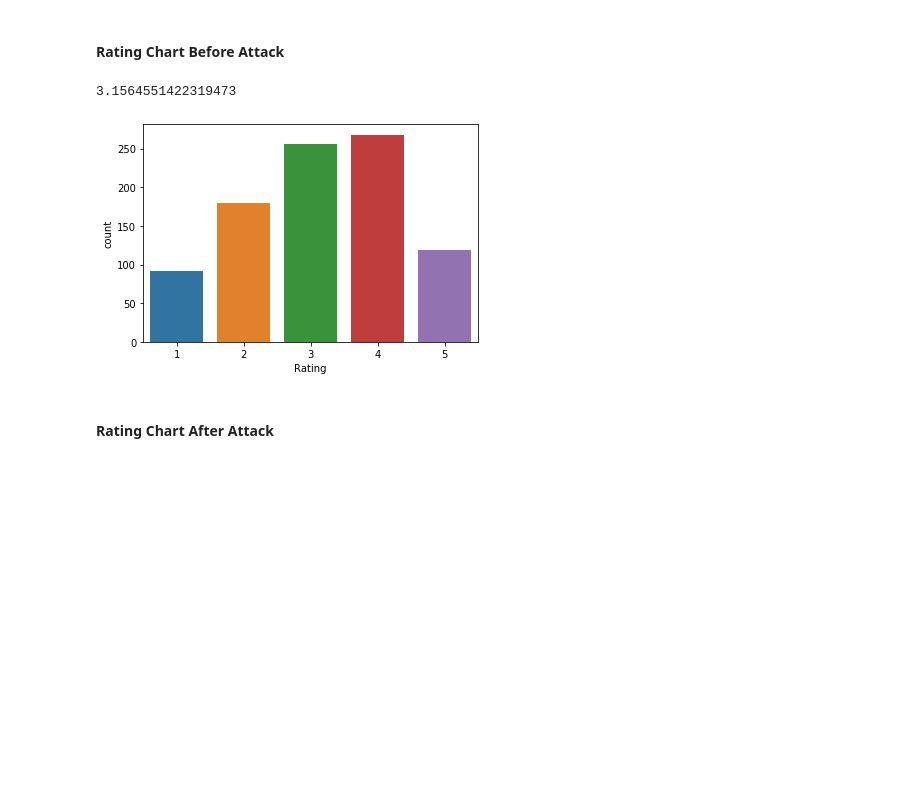
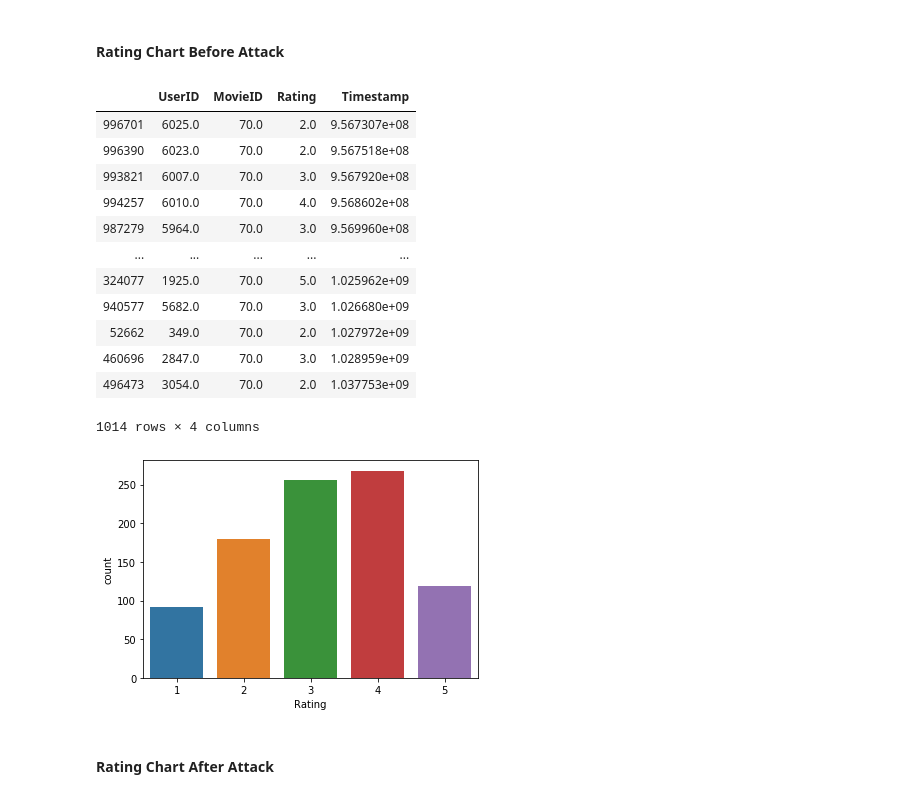
Before and after one commit to ebarkhordar/shilling-attack-detection-for-recommender-systems, a Jupyter notebook: analyze.ipynb, the cells around one changed output. Cells and saved outputs as stored; diff of their text form; code cells hidden in the pictures; blank space fills up the shorter version.

```diff
--- a/analyze.ipynb
+++ b/analyze.ipynb
@@ -1000,9 +1000,22 @@ new_df
 # %%
 sns.countplot(x='Rating', data=df_target_movie)
 df_attacked_movie=new_df[(new_df.MovieID == target_movie_id)].sort_values(by='Timestamp')
 df_target_movie['Rating'].mean()
+df_attacked_movie
 # %% [output]
+|  | UserID | MovieID | Rating | Timestamp |
+| 996701 | 6025.0 | 70.0 | 2.0 | 9.567307e+08 |
+| 996390 | 6023.0 | 70.0 | 2.0 | 9.567518e+08 |
+| 993821 | 6007.0 | 70.0 | 3.0 | 9.567920e+08 |
+| 994257 | 6010.0 | 70.0 | 4.0 | 9.568602e+08 |
+| 987279 | 5964.0 | 70.0 | 3.0 | 9.569960e+08 |
+| ... | ... | ... | ... | ... |
+| 324077 | 1925.0 | 70.0 | 5.0 | 1.025962e+09 |
+| 940577 | 5682.0 | 70.0 | 3.0 | 1.026680e+09 |
+| 52662 | 349.0 | 70.0 | 2.0 | 1.027972e+09 |
+| 460696 | 2847.0 | 70.0 | 3.0 | 1.028959e+09 |
+| 496473 | 3054.0 | 70.0 | 2.0 | 1.037753e+09 |
-3.1564551422319473
+1014 rows × 4 columns
 [figure]
 # %% [markdown]
 #### Rating Chart After Attack
```
Also changed, not shown: parts of 1 cell of this notebook, 5 other files.
